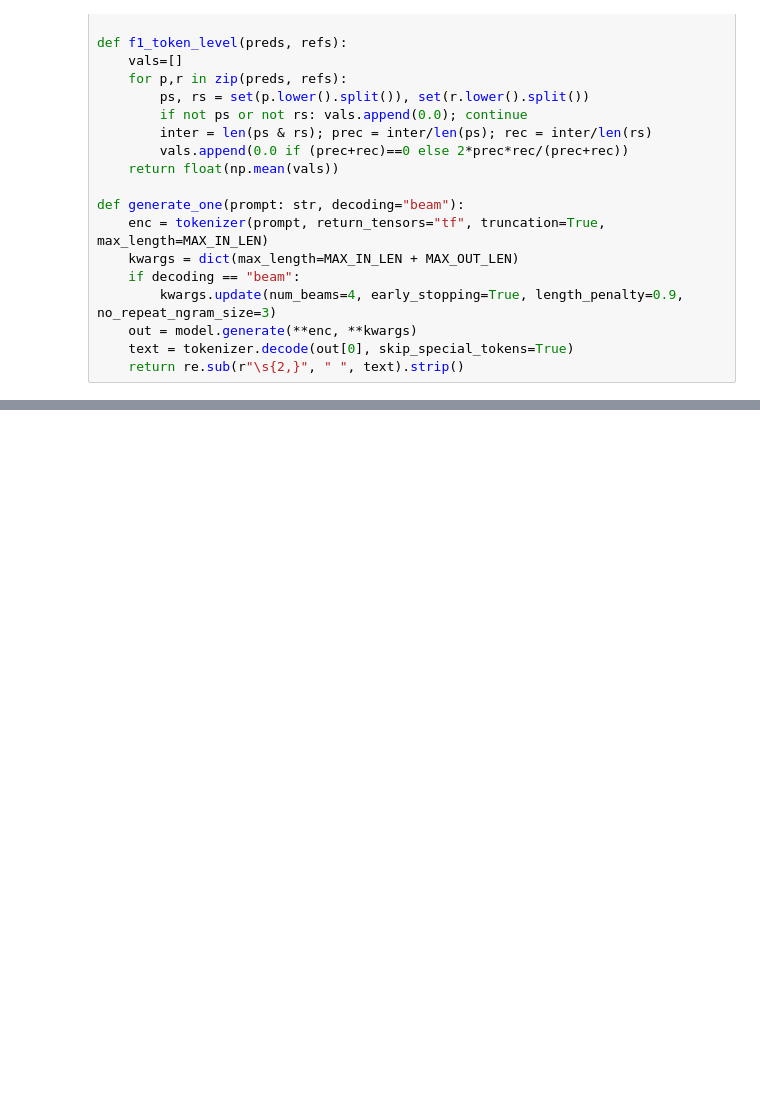
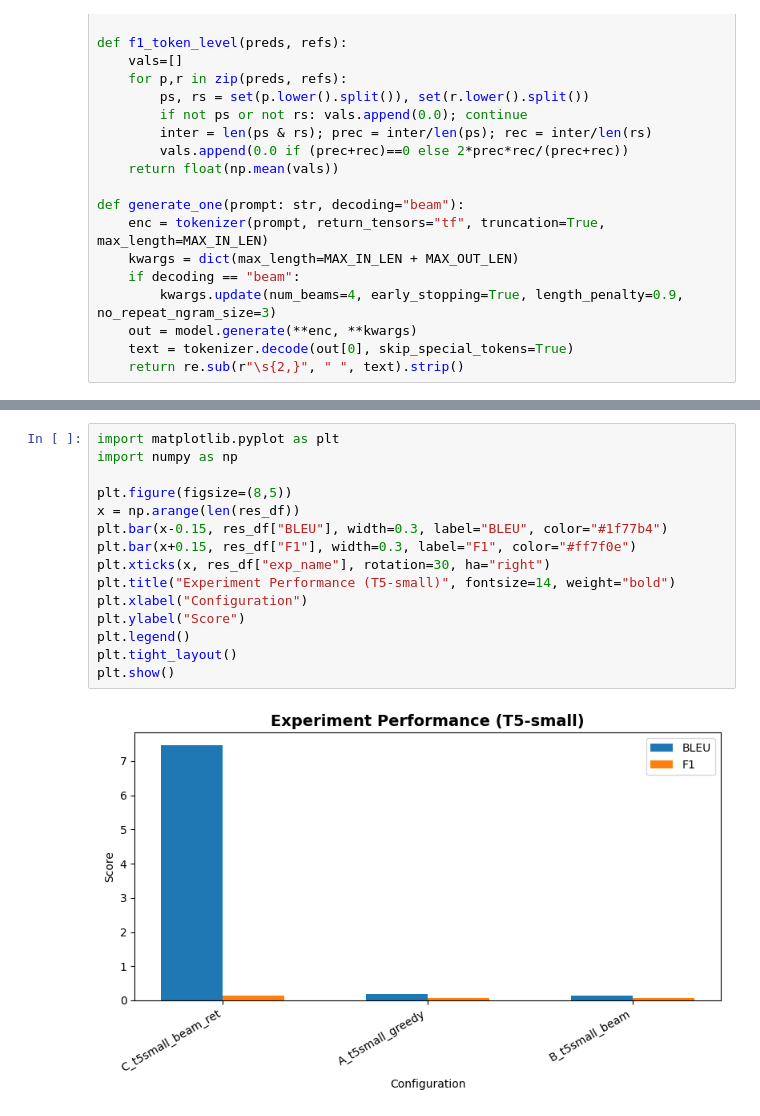
Before and after one commit to ktanguy/University_chatbot_assistant, a Jupyter notebook: T5_small_University_chatbot_.ipynb, the cells around one changed output, grey strips where cells are left out. Drawn from its saved outputs; the diff is of its cells as text; blank space fills up the shorter version.

```diff
--- a/T5_small_University_chatbot_.ipynb
+++ b/T5_small_University_chatbot_.ipynb
@@ -547,0 +487,17 @@ This share link expires in 72 hours. For free permanent hosting and GPU upgrades
+# %%
+import matplotlib.pyplot as plt
+import numpy as np
+
+plt.figure(figsize=(8,5))
+x = np.arange(len(res_df))
+plt.bar(x-0.15, res_df["BLEU"], width=0.3, label="BLEU", color="#1f77b4")
+plt.bar(x+0.15, res_df["F1"], width=0.3, label="F1", color="#ff7f0e")
+plt.xticks(x, res_df["exp_name"], rotation=30, ha="right")
+plt.title("Experiment Performance (T5-small)", fontsize=14, weight="bold")
+plt.xlabel("Configuration")
+plt.ylabel("Score")
+plt.legend()
+plt.tight_layout()
+plt.show()
+# %% [output]
+[figure, added]
```
Also changed, not shown: parts of 9 cells of this notebook.
